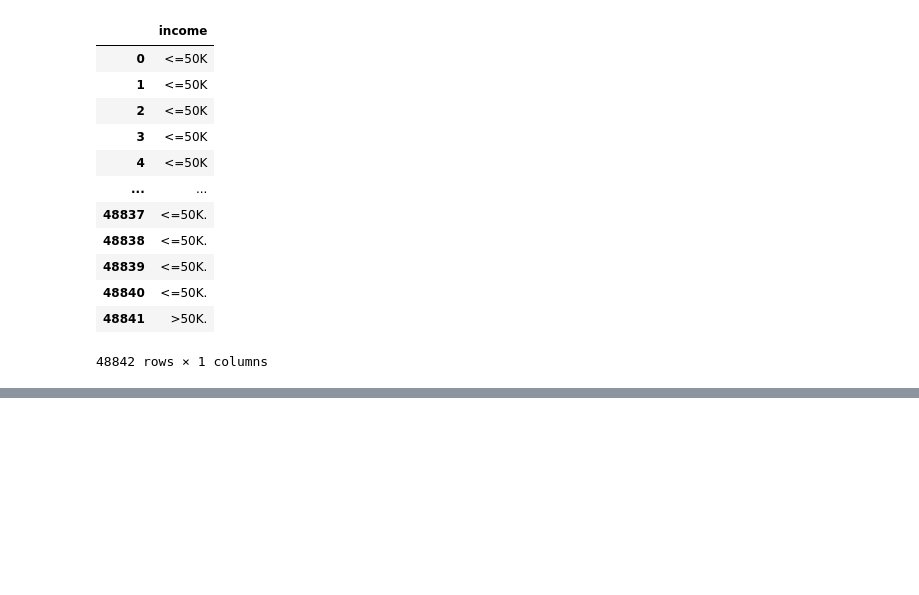
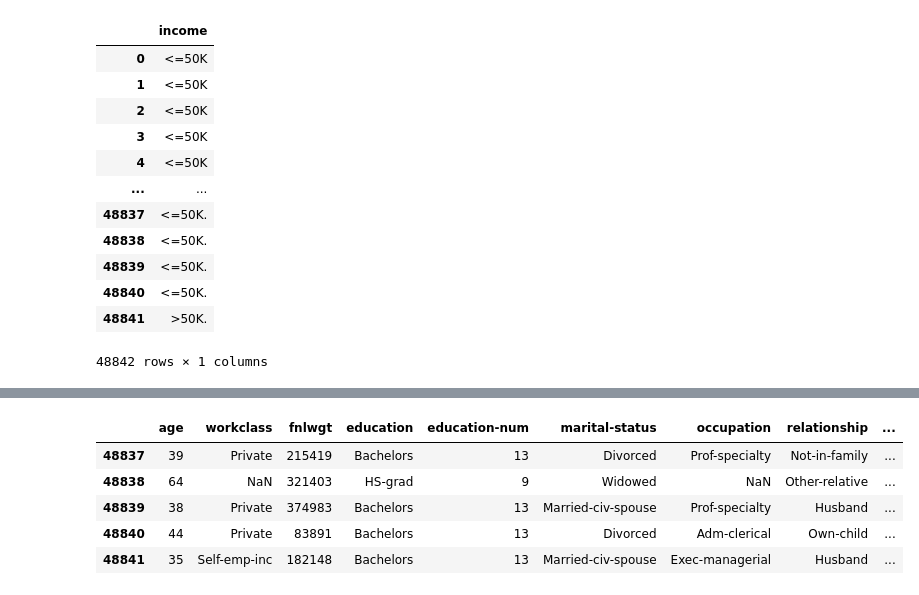
Before and after one commit to garinemanasa/Team6_MLAssignments_Jan2026, a Jupyter notebook: dataload.ipynb, the cells around one changed output, grey strips where cells are left out. Saved outputs shown, nothing was run; the diff lists cells and outputs as text; code cells hidden in the pictures; blank space fills up the shorter version.

```diff
--- a/dataload.ipynb
+++ b/dataload.ipynb
@@ -93,0 +149,9 @@ Y
+# %%
+df.tail()
+# %% [output]
+|  | age | workclass | fnlwgt | education | education-num | marital-status | occupation | relationship | ... |
+| 48837 | 39 | Private | 215419 | Bachelors | 13 | Divorced | Prof-specialty | Not-in-family | ... |
+| 48838 | 64 | NaN | 321403 | HS-grad | 9 | Widowed | NaN | Other-relative | ... |
+| 48839 | 38 | Private | 374983 | Bachelors | 13 | Married-civ-spouse | Prof-specialty | Husband | ... |
+| 48840 | 44 | Private | 83891 | Bachelors | 13 | Divorced | Adm-clerical | Own-child | ... |
+| 48841 | 35 | Self-emp-inc | 182148 | Bachelors | 13 | Married-civ-spouse | Exec-managerial | Husband | ... |
```
Also changed, not shown: parts of 11 cells of this notebook, 1 other file.
